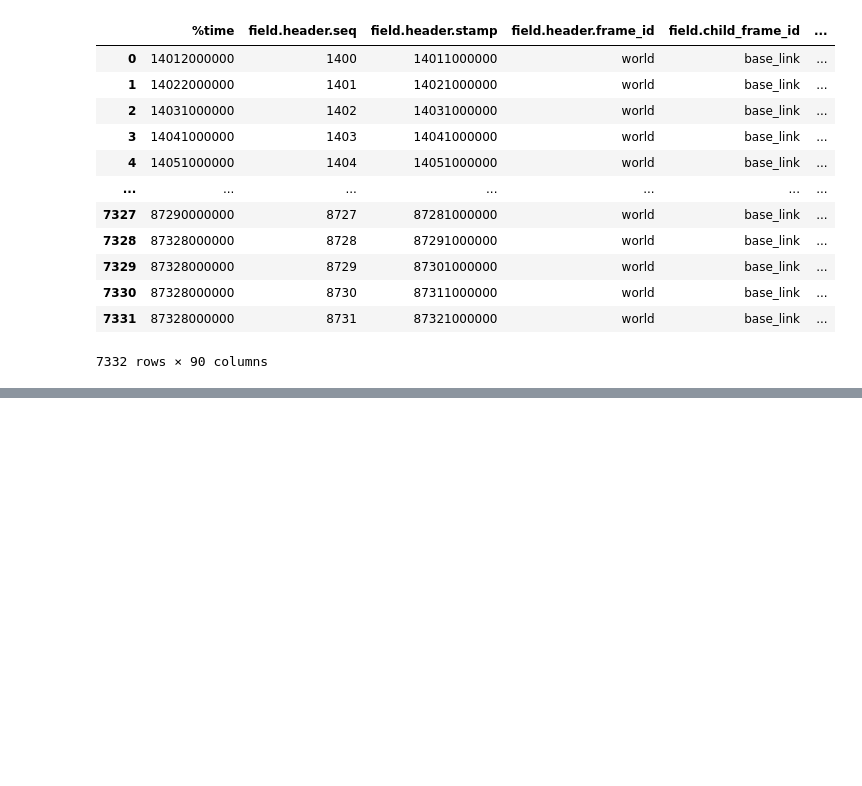
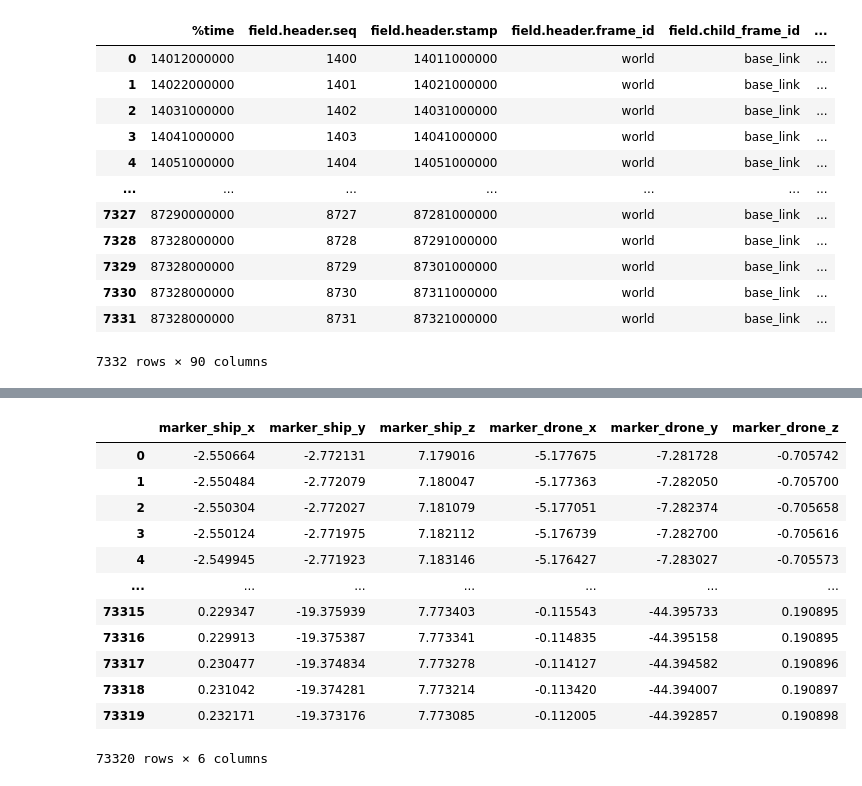
Before and after one commit to martinn10925040/Thesis_408, a Jupyter notebook: Computer_vision/data_extraction.ipynb, the cells around one changed output, grey strips where cells are left out. Cells and saved outputs as stored; diff of their text form; code cells hidden in the pictures; blank space fills up the shorter version.

```diff
--- a/Computer_vision/data_extraction.ipynb
+++ b/Computer_vision/data_extraction.ipynb
@@ -300,0 +234,6 @@ print(clean_data_setup[[
+# %%
+def compute_marker_from_ship(row, offset=np.array([0, 2.5, 5.02])):
+    # Vessel's world coordinate from simulation
+    vessel_pos = np.array([row['vessel_pos_x'], row['vessel_pos_y'], row['vessel_pos_z']])
+    # Marker world coordinate (ship's view) is vessel position plus the fixed offset.
+    return vessel_pos + offset
@@ -300,0 +296,28 @@ print(clean_data_setup[[
+# %%
+
+# - Vessel world position in columns 'vessel_x', 'vessel_y', 'vessel_z'
+
+def compute_marker_positions(row):
+    # Compute from ship's view
+    marker_from_ship = compute_marker_from_ship(row)  # vector: [x, y, z]
+
+    # Compute from drone's view
+    marker_from_drone = compute_marker_from_drone(row)  # vector: [x, y, z]
+
+    # For example, also compute the error between them:
+    error = marker_from_drone - marker_from_ship
+
+    return pd.Series({
+        'marker_ship_x': marker_from_ship[0],
+        'marker_ship_y': marker_from_ship[1],
+        'marker_ship_z': marker_from_ship[2],
+        'marker_drone_x': marker_from_drone[0],
+        'marker_drone_y': marker_from_drone[1],
+        'marker_drone_z': marker_from_drone[2],
+
+    })
+# Apply to your DataFrame
+marker_positions = clean_data_setup.apply(compute_marker_positions, axis=1)
+
+# Now you can inspect the result:
+print(marker_positions.head())
@@ -300,0 +338,16 @@ print(clean_data_setup[[
+# %%
+marker_positions
+# %% [output]
+|  | marker_ship_x | marker_ship_y | marker_ship_z | marker_drone_x | marker_drone_y | marker_drone_z |
+| 0 | -2.550664 | -2.772131 | 7.179016 | -5.177675 | -7.281728 | -0.705742 |
+| 1 | -2.550484 | -2.772079 | 7.180047 | -5.177363 | -7.282050 | -0.705700 |
+| 2 | -2.550304 | -2.772027 | 7.181079 | -5.177051 | -7.282374 | -0.705658 |
+| 3 | -2.550124 | -2.771975 | 7.182112 | -5.176739 | -7.282700 | -0.705616 |
+| 4 | -2.549945 | -2.771923 | 7.183146 | -5.176427 | -7.283027 | -0.705573 |
+| ... | ... | ... | ... | ... | ... | ... |
+| 73315 | 0.229347 | -19.375939 | 7.773403 | -0.115543 | -44.395733 | 0.190895 |
+| 73316 | 0.229913 | -19.375387 | 7.773341 | -0.114835 | -44.395158 | 0.190895 |
+| 73317 | 0.230477 | -19.374834 | 7.773278 | -0.114127 | -44.394582 | 0.190896 |
+| 73318 | 0.231042 | -19.374281 | 7.773214 | -0.113420 | -44.394007 | 0.190897 |
+| 73319 | 0.232171 | -19.373176 | 7.773085 | -0.112005 | -44.392857 | 0.190898 |
+73320 rows × 6 columns
```
Also changed, not shown: parts of 14 cells of this notebook.
